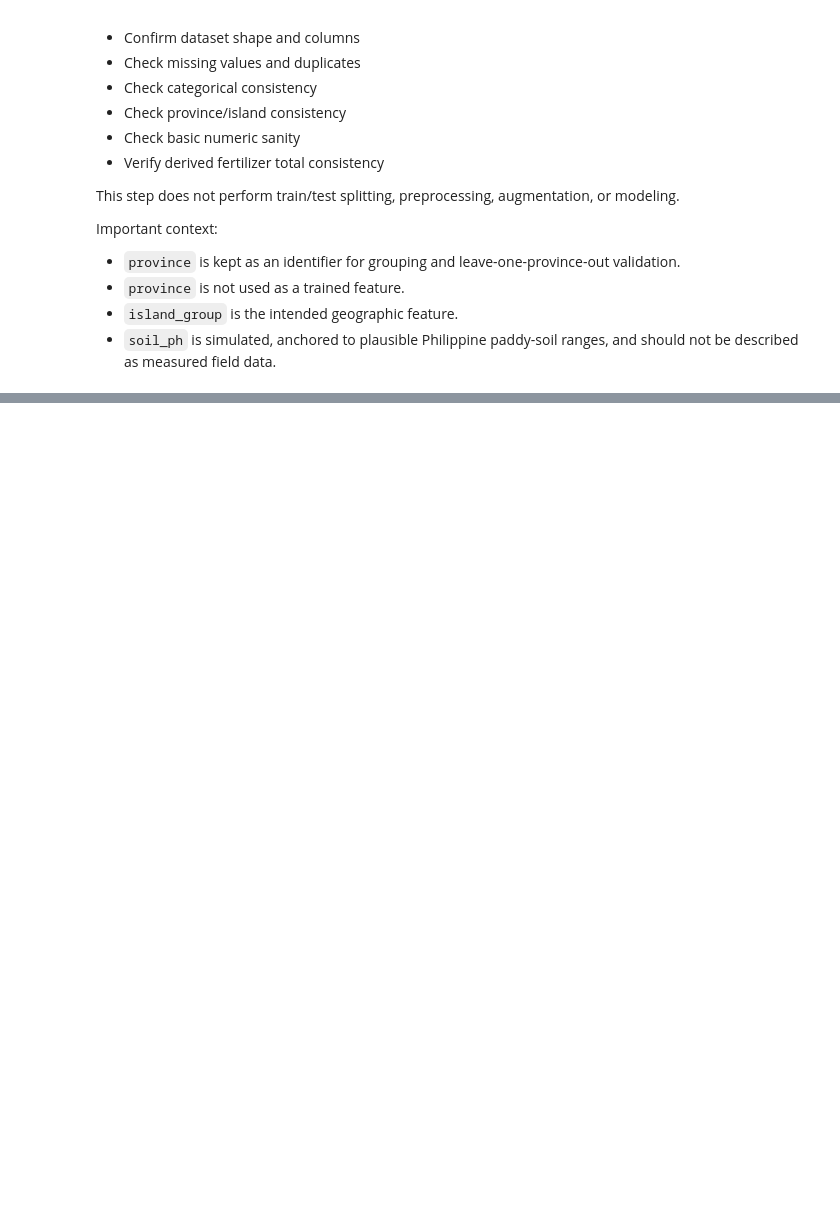
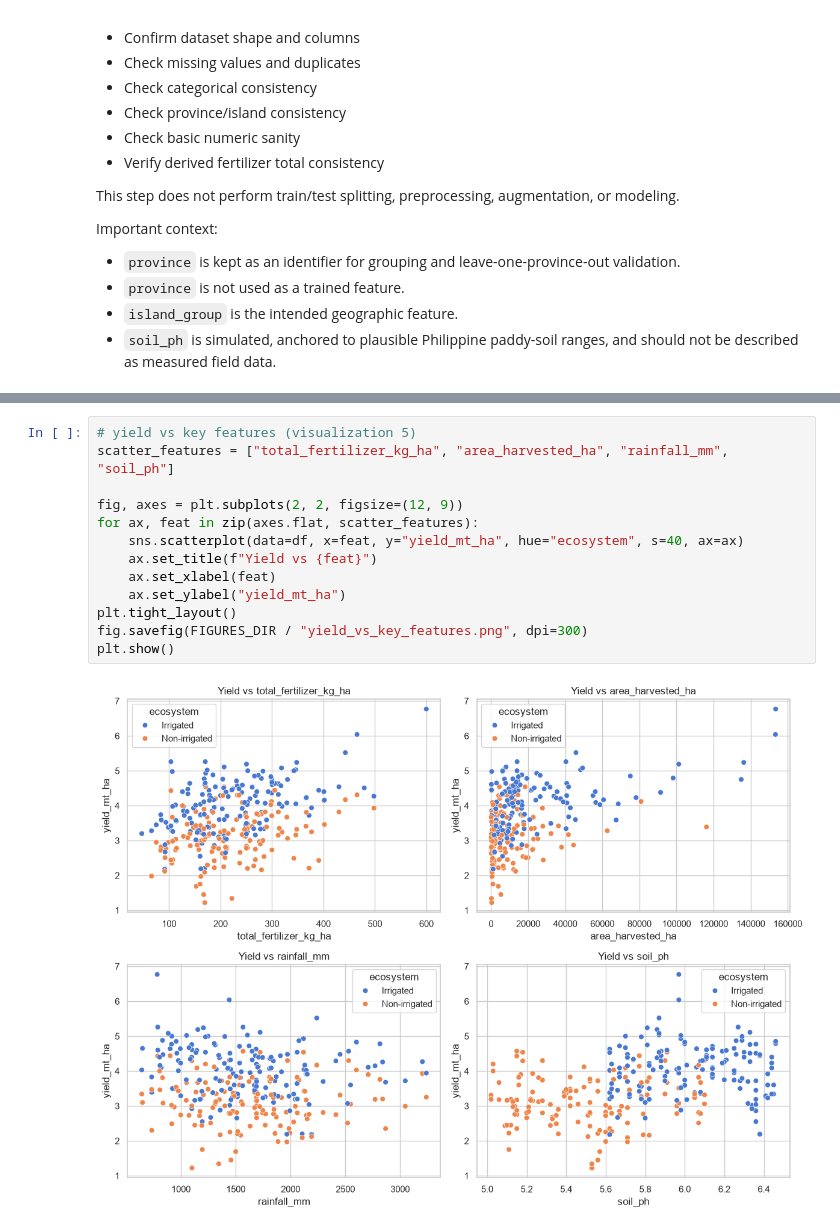
Before and after one commit to projcjdevs/rice-yield-prediction, a Jupyter notebook: notebooks/01_eda.ipynb, the cells around one changed output, grey strips where cells are left out. Drawn from its saved outputs; the diff is of its cells as text; blank space fills up the shorter version.

```diff
--- a/notebooks/01_eda.ipynb
+++ b/notebooks/01_eda.ipynb
@@ -289,0 +425,15 @@ Largest absolute difference:
+# %%
+# yield vs key features (visualization 5)
+scatter_features = ["total_fertilizer_kg_ha", "area_harvested_ha", "rainfall_mm", "soil_ph"]
+
+fig, axes = plt.subplots(2, 2, figsize=(12, 9))
+for ax, feat in zip(axes.flat, scatter_features):
+    sns.scatterplot(data=df, x=feat, y="yield_mt_ha", hue="ecosystem", s=40, ax=ax)
+    ax.set_title(f"Yield vs {feat}")
+    ax.set_xlabel(feat)
+    ax.set_ylabel("yield_mt_ha")
+plt.tight_layout()
+fig.savefig(FIGURES_DIR / "yield_vs_key_features.png", dpi=300)
+plt.show()
+# %% [output]
+[figure, added]
```
Also changed, not shown: parts of 15 cells of this notebook, 5 other files.
